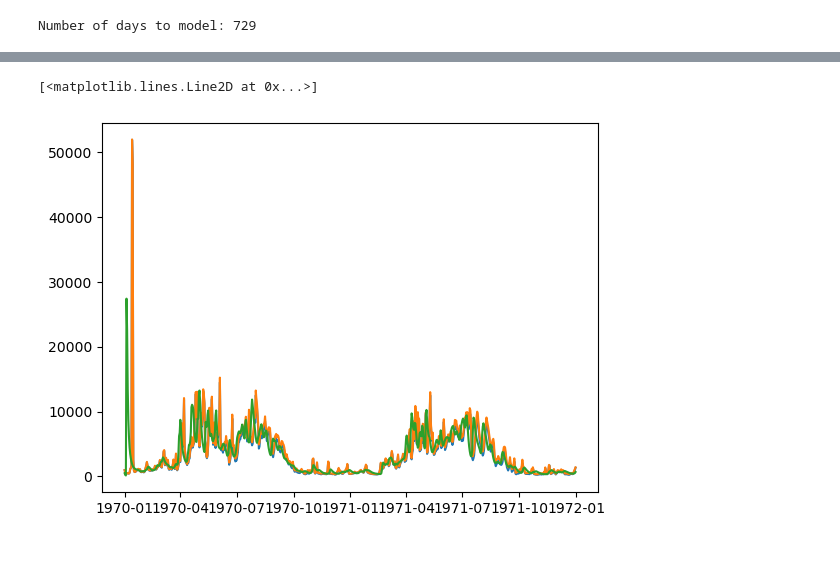
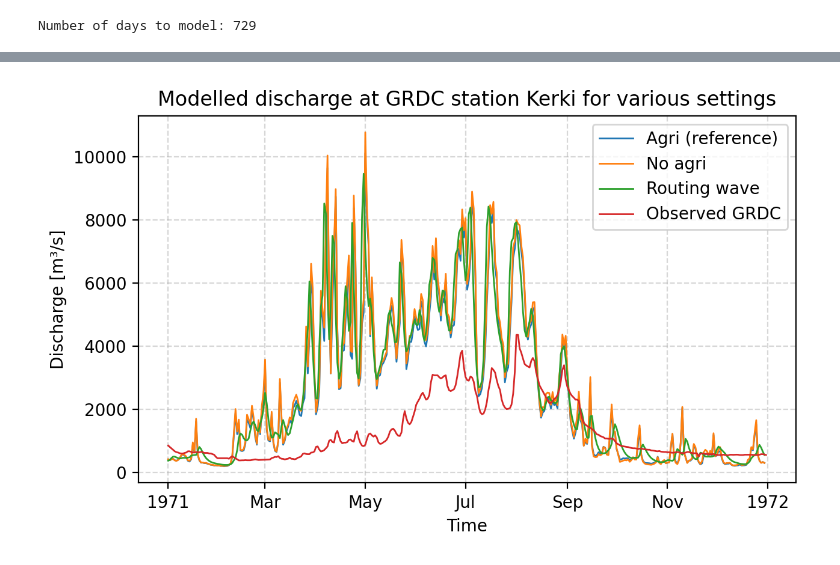
Before and after one commit to andrevdv/MSc_AralSea, a Jupyter notebook: book/thesis_projects/MSc/2025_Q1_AndreVanDerVeen_CEG/work_in_progress/model_runs/pcrglobwb/test_options/test_ini_options.ipynb, the cells around one changed output, grey strips where cells are left out. Cells and saved outputs as stored; diff of their text form; code cells hidden in the pictures.

Commit message:
template running multiple pcr_glob & test settings

```diff
--- a/book/thesis_projects/MSc/2025_Q1_AndreVanDerVeen_CEG/work_in_progress/model_runs/pcrglobwb/test_options/test_ini_options.ipynb
+++ b/book/thesis_projects/MSc/2025_Q1_AndreVanDerVeen_CEG/work_in_progress/model_runs/pcrglobwb/test_options/test_ini_options.ipynb
@@ -553,4 +240,9 @@ scenario_RoutingWave.finalize()
 # %%
-Stations_timeseries_experiment_RoutingWave.to_csv("RoutingWave_7071.csv", index=True)
-Stations_timeseries_experiment_no_agri.to_csv("Scenario_no_agri_7071.csv", index=True)
-Stations_timeseries.to_csv("Reference_7071.csv", index=True)
+from ewatercycle.observation.grdc import get_grdc_data
+
+ds = get_grdc_data(2617110,
+                   '1971-01-01T00:00Z',
+                   '1971-12-31T00:00Z',
+                   data_home='/home/avandervee3/MSc_AralSea/book/thesis_projects/MSc/2025_Q1_AndreVanDerVeen_CEG/work_in_progress/Test_Aral/')
+
+ds
@@ -557,7 +267,25 @@ Stations_timeseries.to_csv("Reference_7071.csv", index=True)
 # %%
-plt.plot(Stations_timeseries["Chatly"])
-plt.plot(Stations_timeseries_experiment_no_agri["Chatly"])
-plt.plot(Stations_timeseries_experiment_RoutingWave["Chatly"])
+
+# Slice only 1970
+start = "1971-01-01"
+end = "1971-12-31"
+
+plt.figure(figsize=(6.5, 4.0), dpi=200)
+
+plt.plot(stations_ts["agri"]["Kerki"].loc[start:end], label="Agri (reference)", linewidth = 1)
+plt.plot(stations_ts["no_agri"]["Kerki"].loc[start:end], label="No agri", linewidth = 1)
+plt.plot(stations_ts["routing_wave"]["Kerki"].loc[start:end], label="Routing wave", linewidth = 1)
+
+ds['streamflow'].plot(label = 'Observed GRDC', linewidth = 1)
+plt.xlabel("Time")
+plt.ylabel("Discharge [m³/s]")
+plt.title("Modelled discharge at GRDC station Kerki for various settings")
+plt.legend()
+plt.grid(True, linestyle="--", alpha=0.5)
+
+plt.tight_layout()
+
+plt.savefig("../../../outputs/figures/settings_pcrglob_kerki_1971.png")
+plt.show()
 # %% [output]
-[<matplotlib.lines.Line2D at 0x...>]
-[figure, old version]
+[figure, new version]
```
Also changed, not shown: parts of 26 cells of this notebook.
